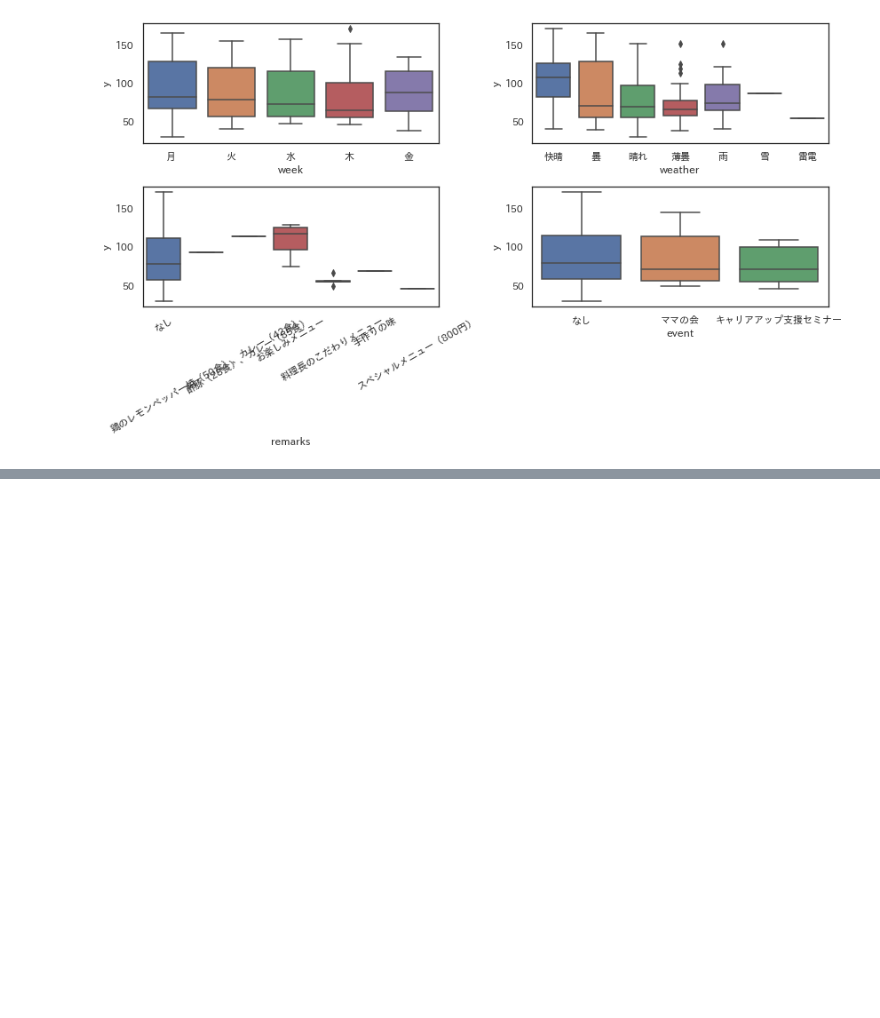
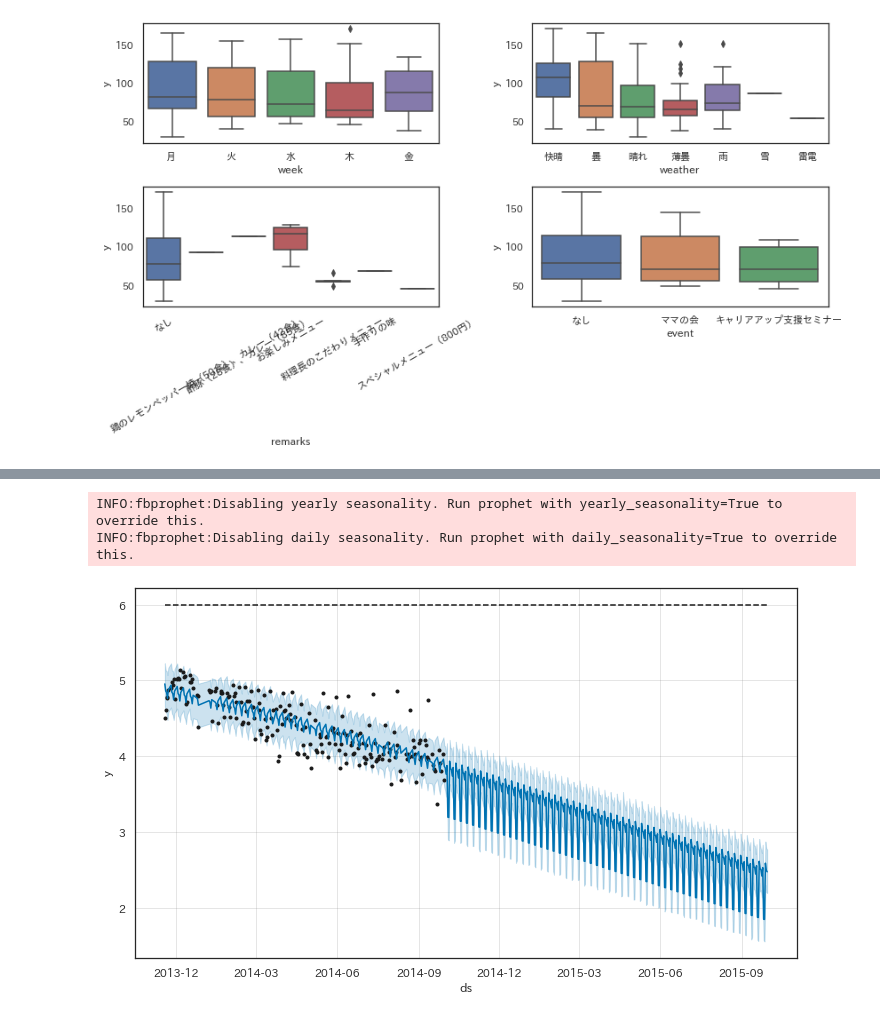
Before and after one commit to YotaroMatsui/DSS2020Master, a Jupyter notebook: src/bentoh_tutorial.ipynb, the cells around one changed output, grey strips where cells are left out. Saved outputs shown, nothing was run; the diff lists cells and outputs as text; code cells hidden in the pictures; blank space fills up the shorter version.

```diff
--- a/src/bentoh_tutorial.ipynb
+++ b/src/bentoh_tutorial.ipynb
@@ -77,0 +166,16 @@ plt.tight_layout()
+# %%
+# 1. 線型トレンドの指定
+# train['cap']に上限を指定
+model = Prophet(growth = 'logistic')
+train['cap'] = 6
+model.fit(train)
+future_df = model.make_future_dataframe(365)
+future_df['cap'] = 6
+forecast_df = model.predict(future_df)
+
+model.plot(forecast_df)
+plt.show()
+# %% [output]
+INFO:fbprophet:Disabling yearly seasonality. Run prophet with yearly_seasonality=True to override this.
+INFO:fbprophet:Disabling daily seasonality. Run prophet with daily_seasonality=True to override this.
+[figure, added]
```
Also changed, not shown: parts of 14 cells of this notebook.
